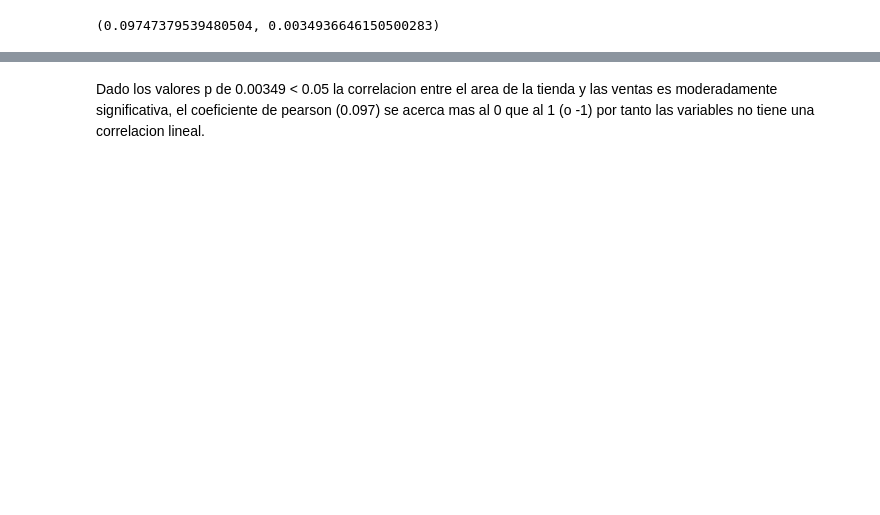
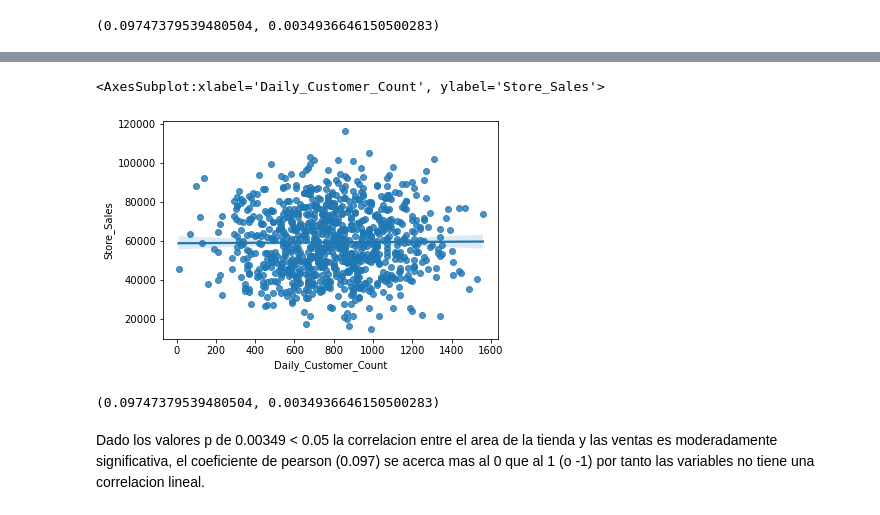
Before and after one commit to Vania-Espinoza/Tarea4-Python, a Jupyter notebook: Tarea4-Python-main/tarea4.ipynb, the cells around one changed output, grey strips where cells are left out. Drawn from its saved outputs; the diff is of its cells as text; code cells hidden in the pictures; blank space fills up the shorter version.

```diff
--- a/Tarea4-Python-main/tarea4.ipynb
+++ b/Tarea4-Python-main/tarea4.ipynb
@@ -33,2 +47,13 @@ print(valor_o)
+# %%
+sns.regplot(x="Daily_Customer_Count", y="Store_Sales", data=df)
+# %% [output]
+<AxesSubplot:xlabel='Daily_Customer_Count', ylabel='Store_Sales'>
+[figure, added]
+# %%
+
+valor_o = stats.pearsonr(df['Daily_Customer_Count'], df['Store_Sales'])
+print(valor_o)
+# %% [output]
+(0.09747379539480504, 0.0034936646150500283)
 # %% [markdown]
 Dado los valores p de 0.00349 < 0.05 la correlacion entre el area de la tienda y las ventas es moderadamente significativa, el coeficiente de pearson (0.097) se acerca mas al 0 que al 1 (o -1) por tanto las variables no tiene una correlacion lineal.
```
Also changed, not shown: parts of 3 cells of this notebook.
